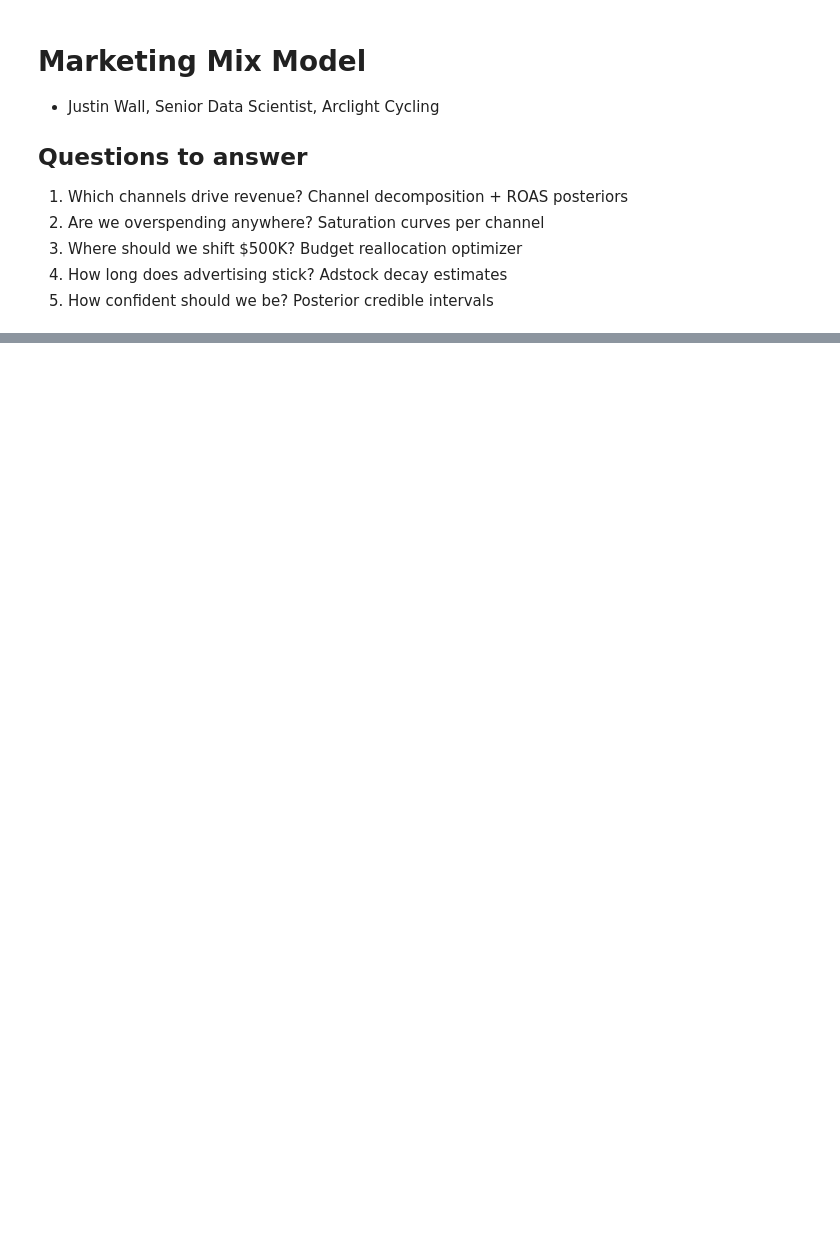
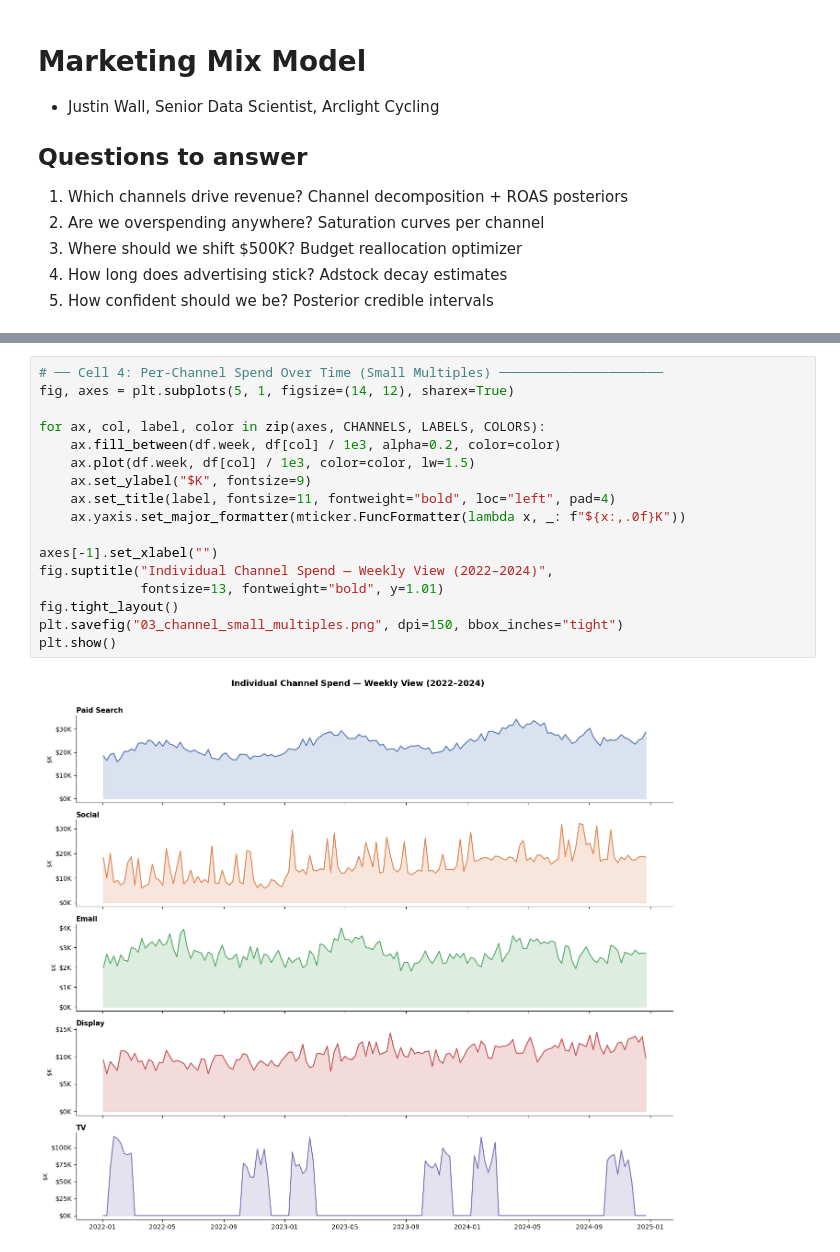
Before and after one commit to jwalluww/MarketingScience, a Jupyter notebook: mmm-bayesian/notebooks/marketing_mix_model_bayesian.ipynb, the cells around one changed output, grey strips where cells are left out. Saved outputs shown, nothing was run; the diff lists cells and outputs as text; blank space fills up the shorter version.

```diff
--- a/mmm-bayesian/notebooks/marketing_mix_model_bayesian.ipynb
+++ b/mmm-bayesian/notebooks/marketing_mix_model_bayesian.ipynb
@@ -161,0 +268,19 @@ Mean weekly total spend: $76,322
+# %%
+# ── Cell 4: Per-Channel Spend Over Time (Small Multiples) ─────────────────────
+fig, axes = plt.subplots(5, 1, figsize=(14, 12), sharex=True)
+
+for ax, col, label, color in zip(axes, CHANNELS, LABELS, COLORS):
+    ax.fill_between(df.week, df[col] / 1e3, alpha=0.2, color=color)
+    ax.plot(df.week, df[col] / 1e3, color=color, lw=1.5)
+    ax.set_ylabel("$K", fontsize=9)
+    ax.set_title(label, fontsize=11, fontweight="bold", loc="left", pad=4)
+    ax.yaxis.set_major_formatter(mticker.FuncFormatter(lambda x, _: f"${x:,.0f}K"))
+
+axes[-1].set_xlabel("")
+fig.suptitle("Individual Channel Spend — Weekly View (2022–2024)",
+             fontsize=13, fontweight="bold", y=1.01)
+fig.tight_layout()
+plt.savefig("03_channel_small_multiples.png", dpi=150, bbox_inches="tight")
+plt.show()
+# %% [output]
+[figure, added]
```
Also changed, not shown: parts of 23 cells of this notebook, 9 other files.
